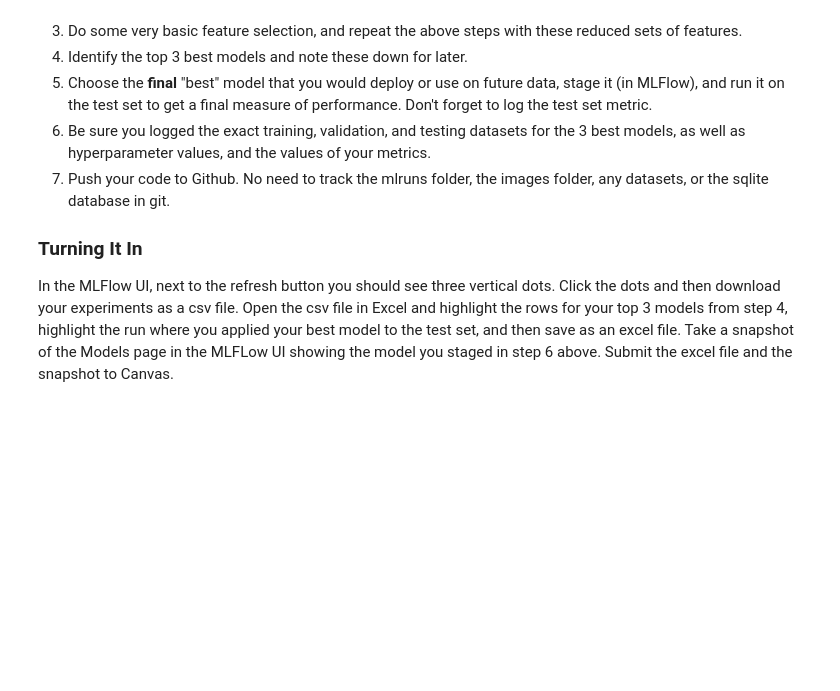
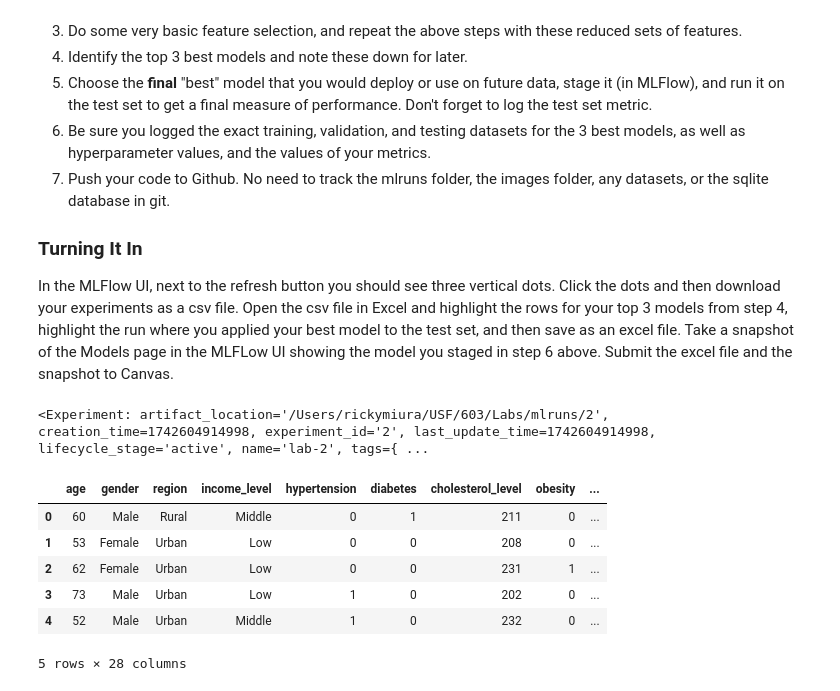
Before and after one commit to RickyMiura/MSDS-603, a Jupyter notebook: Labs/Lab_2_exp_tracking_local.ipynb, the cells around one changed output. Drawn from its saved outputs; the diff is of its cells as text; code cells hidden in the pictures; blank space fills up the shorter version.

```diff
--- a/Labs/Lab_2_exp_tracking_local.ipynb
+++ b/Labs/Lab_2_exp_tracking_local.ipynb
@@ -384,3 +426,20 @@ Now, when tracking your experiments, at a *minimum*, you should:
 ### Turning It In
 
 In the MLFlow UI, next to the refresh button you should see three vertical dots. Click the dots and then download your experiments as a csv file. Open the csv file in Excel and highlight the rows for your top 3 models from step 4, highlight the run where you applied your best model to the test set, and then save as an excel file. Take a snapshot of the Models page in the MLFLow UI showing the model you staged in step 6 above. Submit the excel file and the snapshot to Canvas.
+# %%
+mlflow.set_experiment('lab-2')
+# %% [output]
+<Experiment: artifact_location='/Users/rickymiura/USF/603/Labs/mlruns/2', creation_time=1742604914998, experiment_id='2', last_update_time=1742604914998, lifecycle_stage='active', name='lab-2', tags={ ...
+# %%
+import pandas as pd
+
+data = pd.read_csv('../data/heart_attack_prediction_indonesia.csv')
+data.head()
+# %% [output]
+|  | age | gender | region | income_level | hypertension | diabetes | cholesterol_level | obesity | ... |
+| 0 | 60 | Male | Rural | Middle | 0 | 1 | 211 | 0 | ... |
+| 1 | 53 | Female | Urban | Low | 0 | 0 | 208 | 0 | ... |
+| 2 | 62 | Female | Urban | Low | 0 | 0 | 231 | 1 | ... |
+| 3 | 73 | Male | Urban | Low | 1 | 0 | 202 | 0 | ... |
+| 4 | 52 | Male | Urban | Middle | 1 | 0 | 232 | 0 | ... |
+5 rows × 28 columns
```
Also changed, not shown: parts of 22 cells of this notebook.
